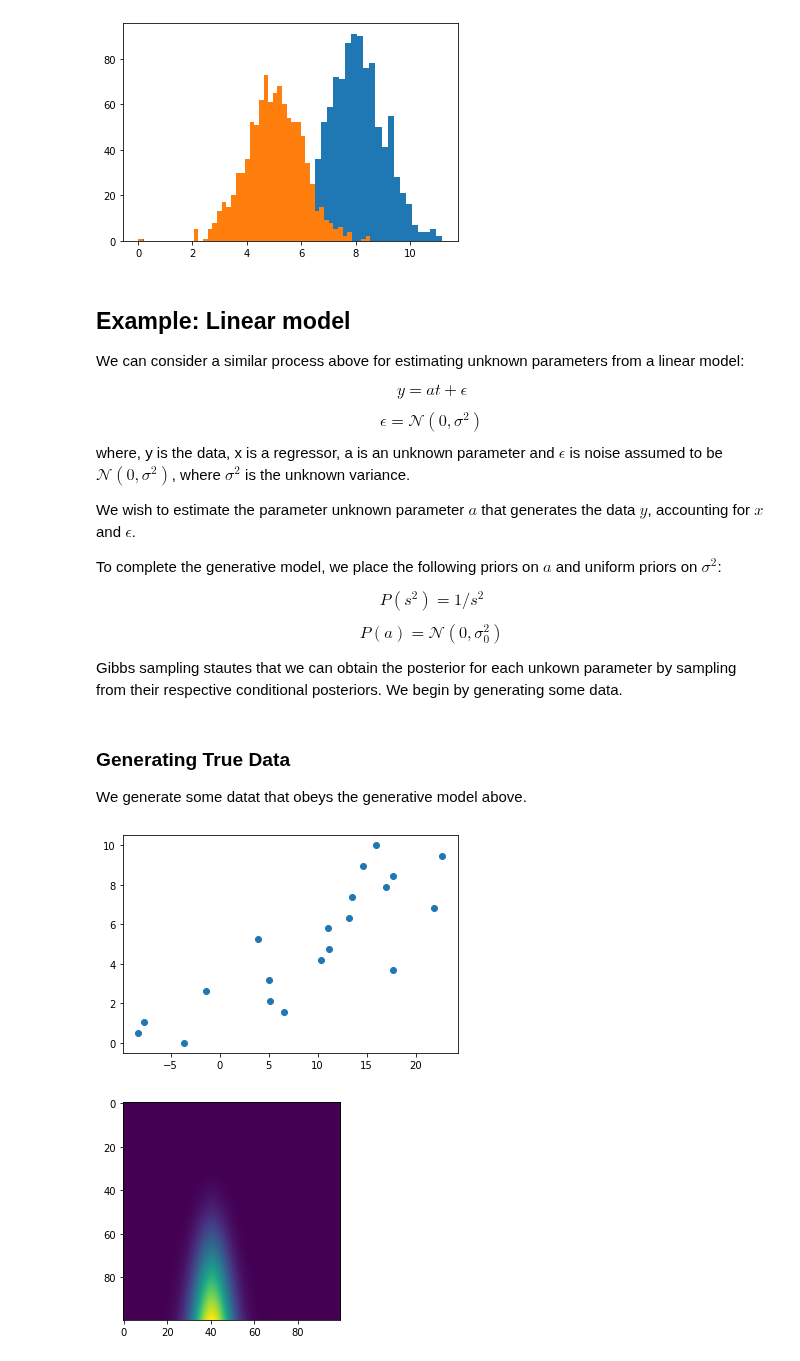
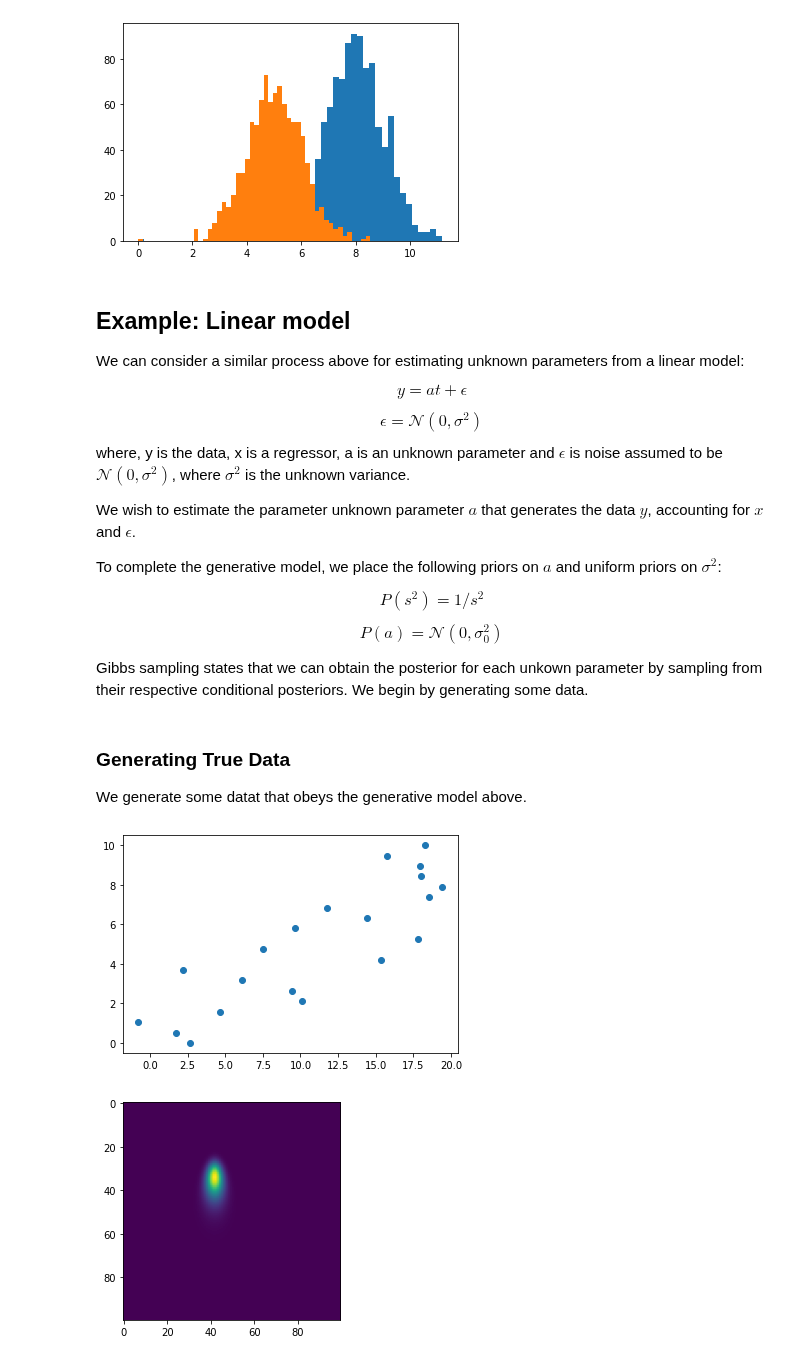
Before and after one commit to PavanChaggar/Bayesian_inference, a Jupyter notebook: python_tutorials/Gibbs_Sampling.ipynb, the cells around one changed output. Drawn from its saved outputs; the diff is of its cells as text; code cells hidden in the pictures.

```diff
--- a/python_tutorials/Gibbs_Sampling.ipynb
+++ b/python_tutorials/Gibbs_Sampling.ipynb
@@ -128,42 +128,44 @@ $$P(s^2)=1/s^{2}$$
 
 $$P(a)=\mathcal{N}(0,\sigma_{0}^{2})$$
 
-Gibbs sampling stautes that we can obtain the posterior for each unkown parameter by sampling from their respective conditional posteriors.
+Gibbs sampling states that we can obtain the posterior for each unkown parameter by sampling from their respective conditional posteriors.
 We begin by generating some data.
 # %% [markdown]
 ### Generating True Data
 
 We generate some datat that obeys the generative model above.
 # %%
+import numpy as np
 from scipy.stats import norm
+import matplotlib.pyplot as plt
 a   = 2;
 sigma = 5;
 t   = np.linspace(0,10,20)
 
 
 y = a * t + np.random.normal(0,sigma,20)
 
 # Plot synthetic data
 plt.scatter(y,t)
 plt.show()
 
 
 va = np.linspace(0,5,100)
-vs = np.linspace(.01,80,100)
+vs = np.linspace(.01,10,100)
 
 posterior = np.zeros((len(vs),len(va)))
 
 for i in range(100):
     for j in range(100):
         sample = va[j]*t
-        likelihood = (vs[i]**(-1/2))*np.exp(-np.sum((y-sample)**2)/2/vs[i]);
-        prior = 1/vs[i] * norm.pdf(va[i],0,1000);
+        likelihood = (vs[i]**(-20))*np.exp(-np.sum((y-sample)**2)/2/vs[i]**2);
+        prior = 1/vs[i] * norm.pdf(va[j],0,1000);
         posterior[i,j] = likelihood*prior;
 
 
 posterior = posterior / np.sum(posterior)
 plt.imshow(posterior)
 plt.show()
 # %% [output]
-[figure, old version]
+[figure, new version]
-[figure, old version]
+[figure, new version]
```
Also changed, not shown: parts of 2 cells of this notebook, 1 other file.
